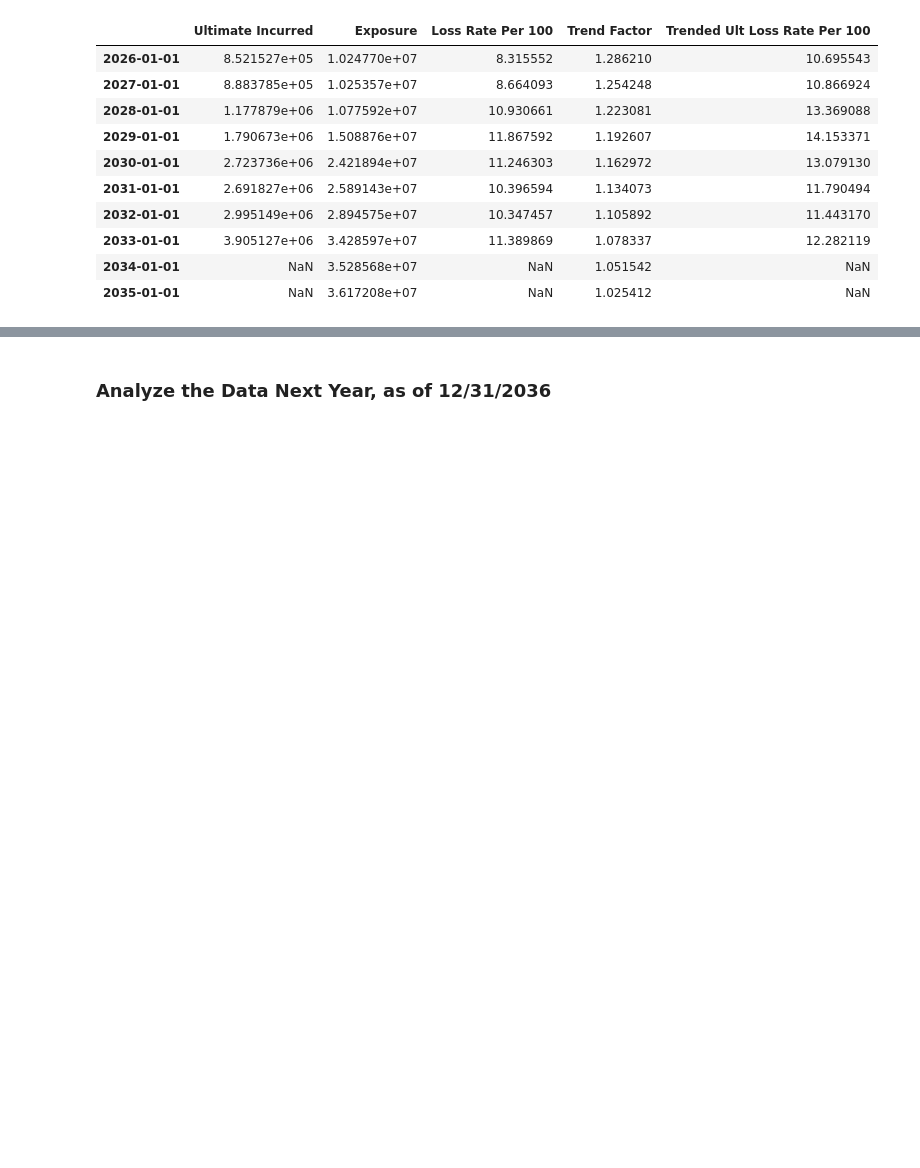
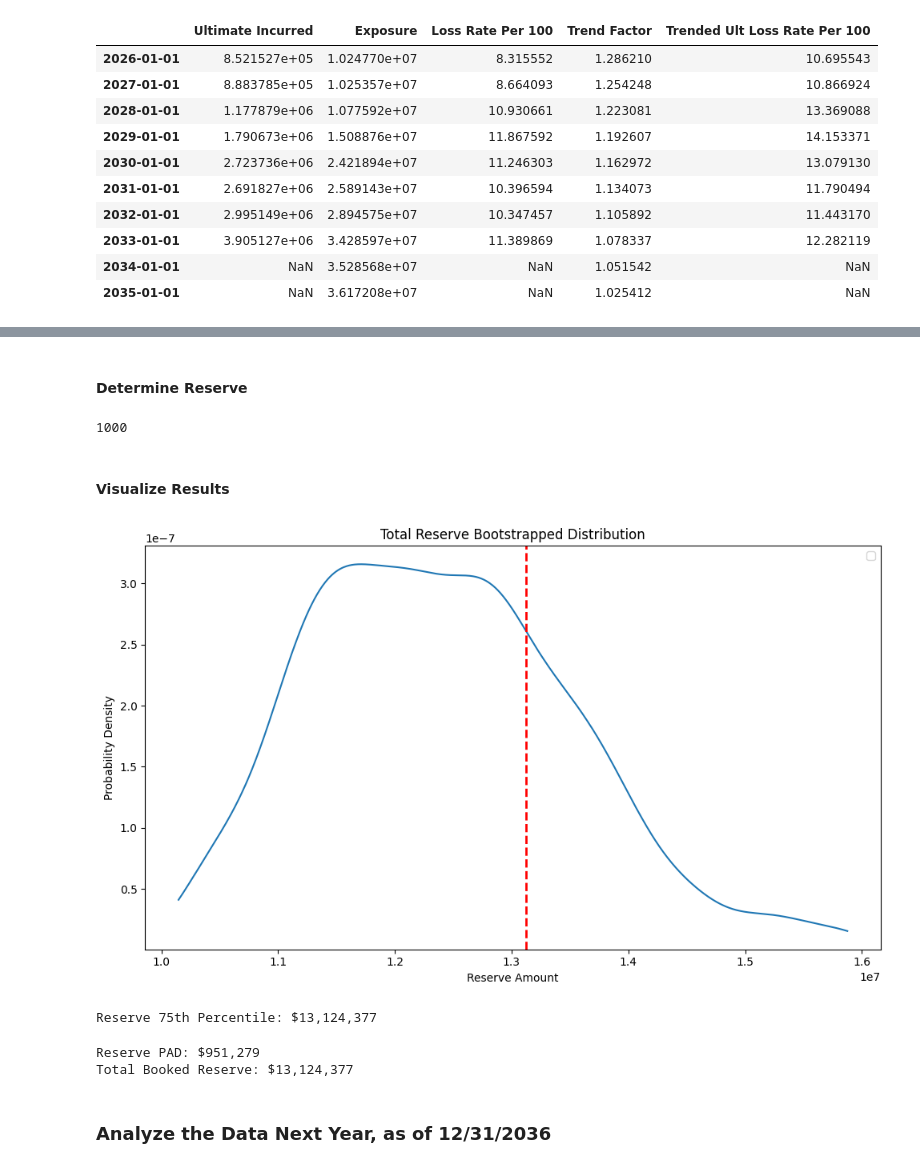
Before and after one commit to AlexFiliakov/knowledge-pricing, a Jupyter notebook: 1. Survival Model.ipynb, the cells around one changed output, grey strips where cells are left out. Drawn from its saved outputs; the diff is of its cells as text; code cells hidden in the pictures; blank space fills up the shorter version.

```diff
--- a/1. Survival Model.ipynb
+++ b/1. Survival Model.ipynb
@@ -1280,3 +1322,10 @@ development.cdf_
 # %% [output]
 |  | 12-Ult | 24-Ult | 36-Ult | 48-Ult | 60-Ult | 72-Ult | 84-Ult | 96-Ult | 108-Ult |
 | (All) | 2.8730 | 2.8730 | 2.8730 | 1.6900 | 1.0000 | 1.0000 | 1.0000 | 1.0000 | 1.0000 |
+# %%
+# Bootstrapped development factors
+bootstrap_development = {}
+for scenario in range(bootstrap_scenarios):
+    bootstrap_development[scenario] = cl.DevelopmentConstant(patterns=bootstrap_patterns[scenario], style='ldf').fit_transform(triangle)
+    if scenario < 5:
+        print(bootstrap_development[scenario].cdf_)
@@ -1465,0 +1576,11 @@ Total Reserve as of 12/31/2035: $12,173,098.12
+# %%
+for scenario in range(bootstrap_scenarios):
+    ult_2034 = bootstrap_loss_rates_2034[scenario] * reserve_df.loc['2034-01-01', 'Exposure'] / 100.0
+    bootstrap_ultimates[scenario].loc['2034-01-01'] = ult_2034
+
+    ult_2035 = bootstrap_loss_rates_2035[scenario] * reserve_df.loc['2035-01-01', 'Exposure'] / 100.0
+    bootstrap_ultimates[scenario].loc['2035-01-01'] = ult_2035
+
+    if scenario < 5:
+        print(bootstrap_ultimates[scenario])
+        print(bootstrap_ultimates[scenario])
@@ -1466,3 +1605,46 @@ Total Reserve as of 12/31/2035: $12,173,098.12
+# %% [markdown]
+#### Determine Reserve
+# %%
+bootstrap_total_reserve = []
+for scenario in range(bootstrap_scenarios):
+    scenario_reserve_sum = 0.0
+    for py in reserve_df.index:
+        bootstrap_reserve = bootstrap_ultimates[scenario].loc[py] - reserve_df.loc[py, 'Paid']
+        scenario_reserve_sum += bootstrap_reserve.sum()
+    bootstrap_total_reserve.append(scenario_reserve_sum)
+len(bootstrap_total_reserve)
+# %% [output]
+1000
+# %% [markdown]
+#### Visualize Results
+# %%
+total_reserve_adverse = np.percentile(bootstrap_total_reserve, 75)
+
+bootstrap_total_reserve_kde = stats.gaussian_kde(bootstrap_total_reserve)
+
+# Plot the Bootstrapped Reserve Distribution
+plt.figure(figsize=(10, 6))
+x = np.linspace(min(bootstrap_total_reserve), max(bootstrap_total_reserve), 1000)
+plt.plot(x, bootstrap_total_reserve_kde(x))
+plt.axvline(total_reserve_adverse, color='r', linestyle='dashed', linewidth=2)
+plt.legend(loc='best')
+plt.title('Total Reserve Bootstrapped Distribution')
+plt.xlabel('Reserve Amount')
+plt.ylabel('Probability Density')
+plt.tight_layout()
+plt.show()
+
+print(f"Reserve 75th Percentile: ${total_reserve_adverse:,.0f}")
+# %% [output]
+[figure, added]
+Reserve 75th Percentile: $13,124,377
+# %%
+reserve_pad = total_reserve_adverse - total_reserve
+print(f"Reserve PAD: ${reserve_pad:,.0f}")
+print(f"Total Booked Reserve: ${total_reserve_adverse:,.0f}")
+# %% [output]
+Reserve PAD: $951,279
+Total Booked Reserve: $13,124,377
 # %% [markdown]
 ### Analyze the Data Next Year, as of 12/31/2036
 # %% [markdown]
```
Also changed, not shown: parts of 17 cells of this notebook.
